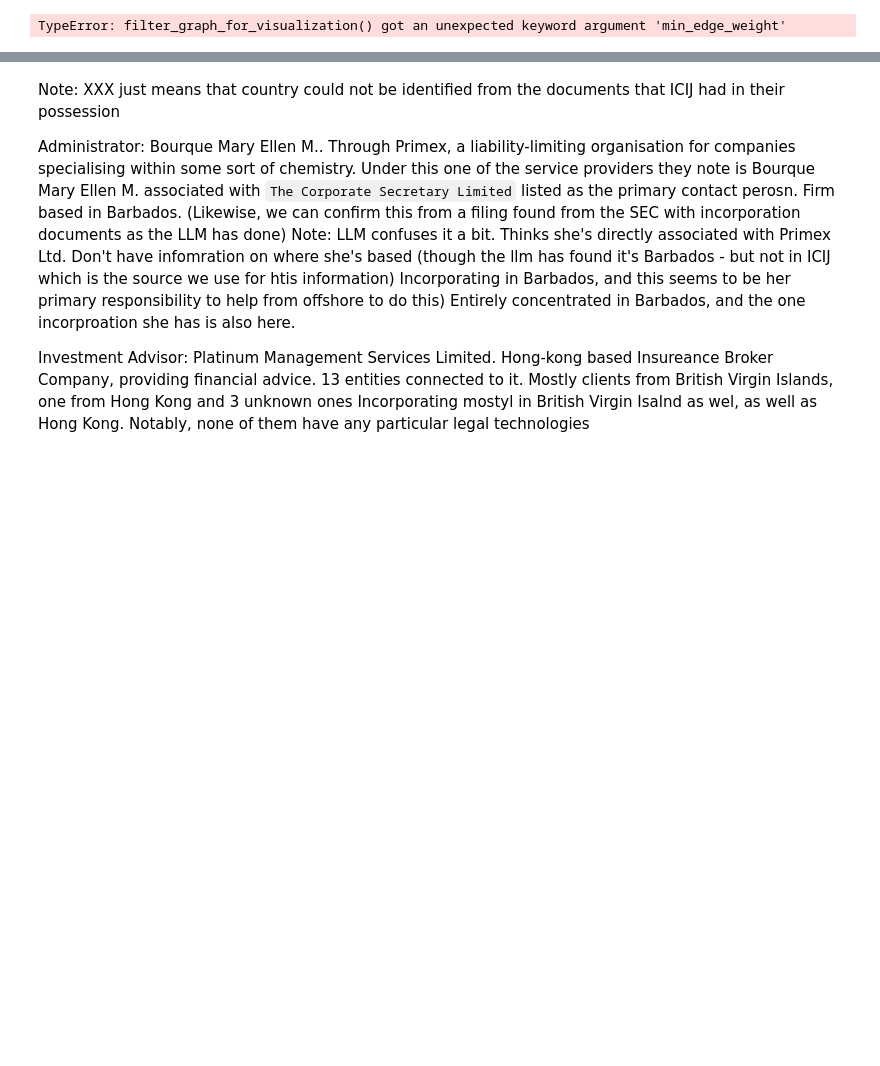
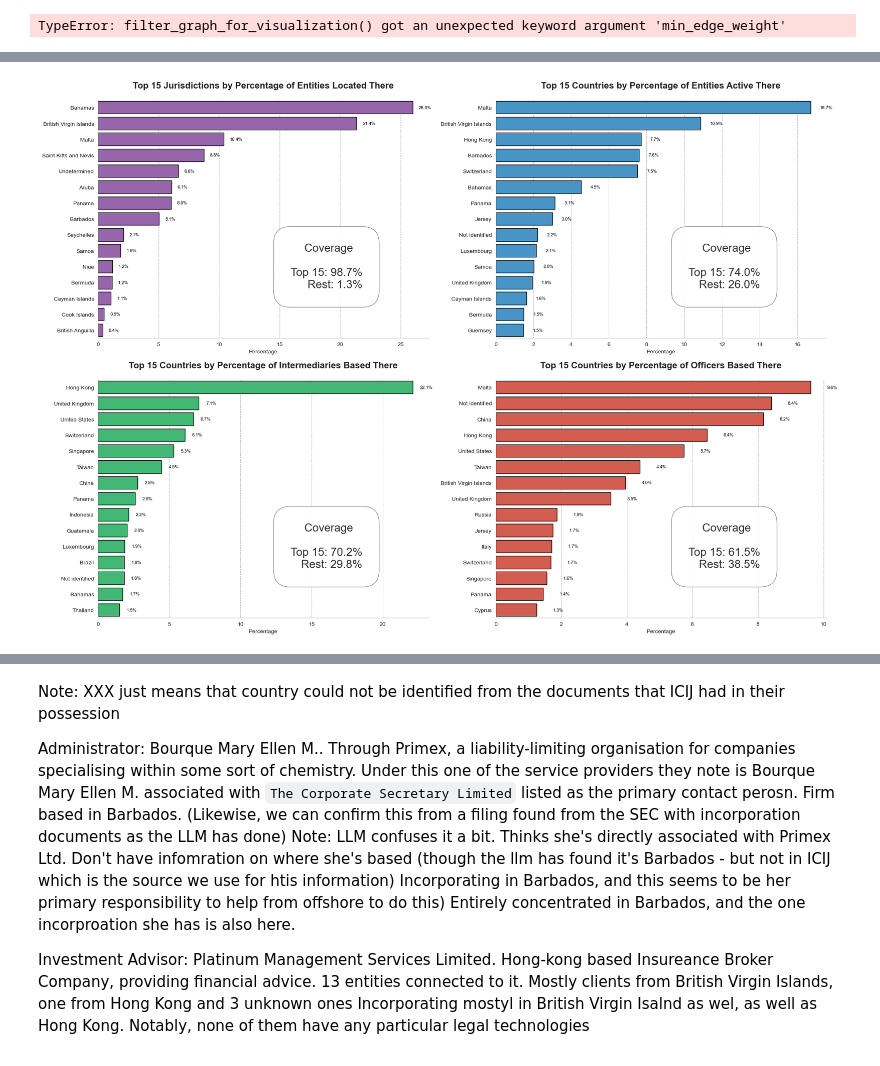
Before and after one commit to OscarAdserballe/intermediaries-in-the-offshore-world, a Jupyter notebook: propositions.ipynb, the cells around one changed output, grey strips where cells are left out. Saved outputs shown, nothing was run; the diff lists cells and outputs as text; code cells hidden in the pictures; blank space fills up the shorter version.

```diff
--- a/propositions.ipynb
+++ b/propositions.ipynb
@@ -1977,0 +1535,95 @@ TypeError: filter_graph_for_visualization() got an unexpected keyword argument '
+# %%
+fig, axes = plt.subplots(2, 2, figsize=(20, 14))
+axes = axes.flatten()
+
+def create_barplot(ax, data, title, color, total_count):
+    ax = sns.barplot(
+        data=data,
+        y='country',
+        x='percentage',
+        color=color,
+        edgecolor='black',
+        ax=ax
+    )
+
+    ax.set_title(title, fontsize=16, fontweight='bold', pad=20)
+    ax.tick_params(axis='y', labelsize=10)
+    ax.tick_params(axis='x', labelsize=10)
+
+    for i, v in enumerate(data['percentage']):
+        ax.text(v + 0.5, i, f'{v:.1f}%',
+                ha='left', va='center', fontsize=8, color='black', fontweight='medium')
+
+    ax.set_xlabel('Percentage', fontsize=10)
+    ax.set_ylabel('')
+    ax.grid(axis='x', linestyle='--', alpha=0.6, color='gray')
+    sns.despine(ax=ax, trim=False)
+
+    # Add coverage text
+    top_15_percentage = (data['count'].sum() / total_count) * 100
+    coverage_text = (
+        f'Coverage   \n\n'
+        f'Top 15: {top_15_percentage:.1f}%\n'
+        f'Rest: {100-top_15_percentage:.1f}%'
+    )
+    props = dict(boxstyle='round', facecolor='white', alpha=0.9, edgecolor='gray', pad=1.5)
+    ax.text(0.80, 0.2, coverage_text,
+            transform=ax.transAxes,
+            verticalalignment='bottom',
+            horizontalalignment='right',
+            bbox=props,
+            fontsize=20,
+            fontweight='medium',
+            color='#333333')
+
+    return ax
+
+# Plot 1: Jurisdictions
+country_counts = entities_df['jurisdiction_description'].dropna().value_counts().reset_index()
+country_counts.columns = ['country', 'count']
+top_15_countries = country_counts.head(15)
+total_count = country_counts['count'].sum()
+top_15_countries['percentage'] = (top_15_countries['count'] / total_count) * 100
+
+ax1 = create_barplot(axes[0], top_15_countries,
+                    'Top 15 Jurisdictions by Percentage of Entities Located There',
+                    '#9b59b6', total_count)
+
+# Plot 2: Entity Countries
+country_counts = entities_df['countries'].dropna().value_counts().reset_index()
+country_counts.columns = ['country', 'count']
+top_15_countries = country_counts.head(15)
+total_count = country_counts['count'].sum()
+top_15_countries['percentage'] = (top_15_countries['count'] / total_count) * 100
+
+ax2 = create_barplot(axes[1], top_15_countries,
+                    'Top 15 Countries by Percentage of Entities Active There',
+                    '#3498db', total_count)
+
+# Plot 3: Intermediary Countries
+country_counts = intermediaries_df['countries'].dropna().value_counts().reset_index()
+country_counts.columns = ['country', 'count']
+top_15_countries = country_counts.head(15)
+total_count = country_counts['count'].sum()
+top_15_countries['percentage'] = (top_15_countries['count'] / total_count) * 100
+
+ax3 = create_barplot(axes[2], top_15_countries,
+                    'Top 15 Countries by Percentage of Intermediaries Based There',
+                    '#2ecc71', total_count)
+
+# Plot 4: Officer Countries
+country_counts = officers_df['countries'].dropna().value_counts().reset_index()
+country_counts.columns = ['country', 'count']
+top_15_countries = country_counts.head(15)
+total_count = country_counts['count'].sum()
+top_15_countries['percentage'] = (top_15_countries['count'] / total_count) * 100
+
+ax4 = create_barplot(axes[3], top_15_countries,
+                    'Top 15 Countries by Percentage of Officers Based There',
+                    '#e74c3c', total_count)
+
+
+plt.tight_layout()
+plt.savefig(PLOTS_PATH / "Geography_Overview.png", dpi=300)
+plt.show()
+# %% [output]
@@ -1977,0 +1650 @@ TypeError: filter_graph_for_visualization() got an unexpected keyword argument '
+[figure, added]
```
Also changed, not shown: parts of 65 cells of this notebook, 9 other files.
